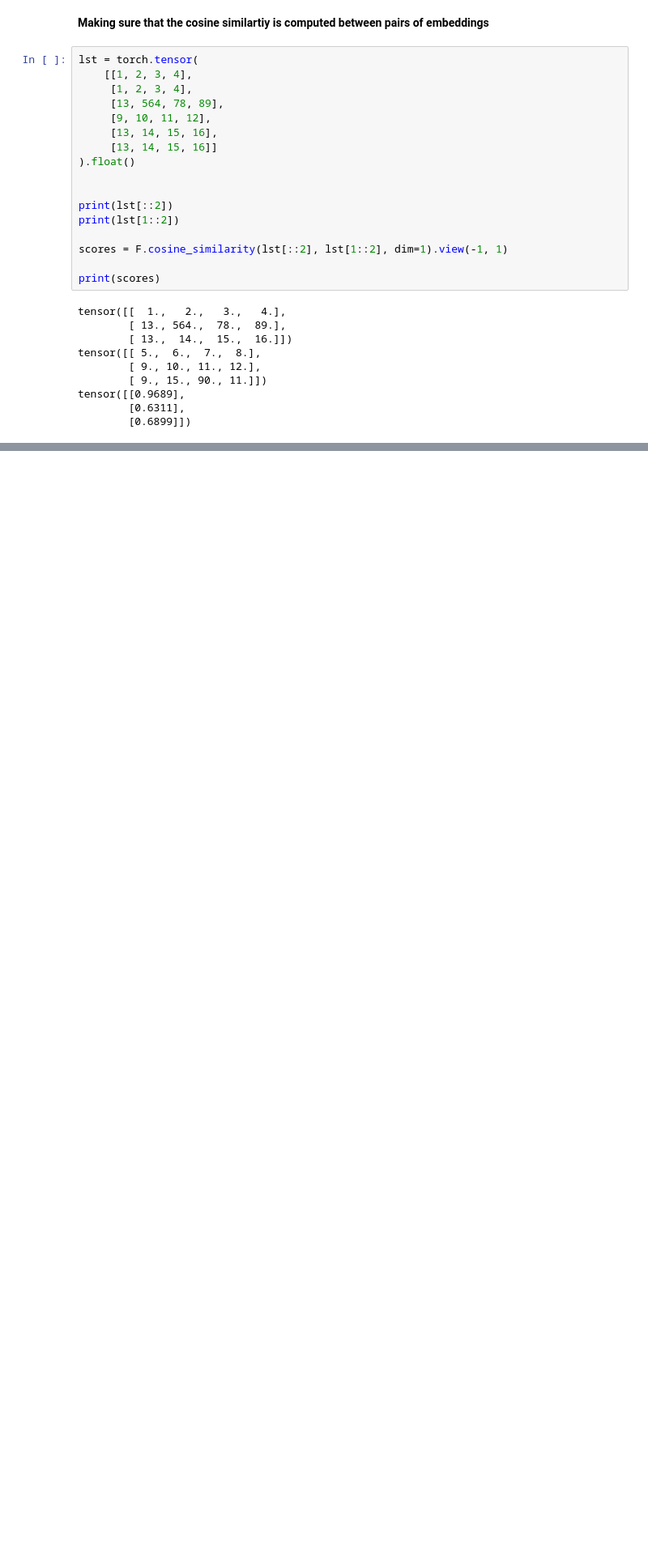
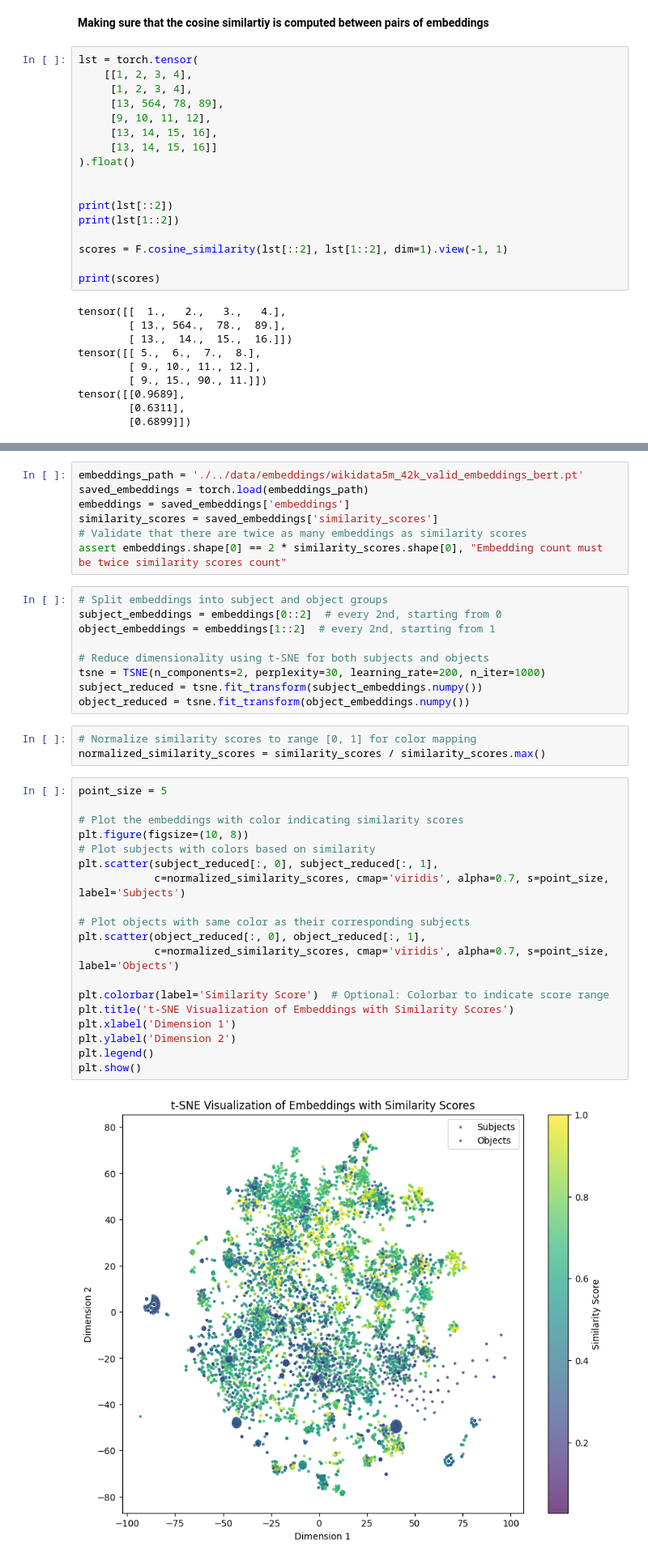
Before and after one commit to gmunda97/factual-probe, a Jupyter notebook: jupyter_notebooks/linear_tranformation.ipynb, the cells around one changed output, grey strips where cells are left out. Shown: that part at 81% size. Saved outputs shown, nothing was run; the diff lists cells and outputs as text; blank space fills up the shorter version.

```diff
--- a/jupyter_notebooks/linear_tranformation.ipynb
+++ b/jupyter_notebooks/linear_tranformation.ipynb
@@ -576,0 +583,40 @@ tensor([[0.9689],
+# %%
+embeddings_path = './../data/embeddings/wikidata5m_42k_valid_embeddings_bert.pt'
+saved_embeddings = torch.load(embeddings_path)
+embeddings = saved_embeddings['embeddings']
+similarity_scores = saved_embeddings['similarity_scores']
+# Validate that there are twice as many embeddings as similarity scores
+assert embeddings.shape[0] == 2 * similarity_scores.shape[0], "Embedding count must be twice similarity scores count"
+# %%
+# Split embeddings into subject and object groups
+subject_embeddings = embeddings[0::2]  # every 2nd, starting from 0
+object_embeddings = embeddings[1::2]  # every 2nd, starting from 1
+
+# Reduce dimensionality using t-SNE for both subjects and objects
+tsne = TSNE(n_components=2, perplexity=30, learning_rate=200, n_iter=1000)
+subject_reduced = tsne.fit_transform(subject_embeddings.numpy())
+object_reduced = tsne.fit_transform(object_embeddings.numpy())
+# %%
+# Normalize similarity scores to range [0, 1] for color mapping
+normalized_similarity_scores = similarity_scores / similarity_scores.max()
+# %%
+point_size = 5
+
+# Plot the embeddings with color indicating similarity scores
+plt.figure(figsize=(10, 8))
+# Plot subjects with colors based on similarity
+plt.scatter(subject_reduced[:, 0], subject_reduced[:, 1],
+            c=normalized_similarity_scores, cmap='viridis', alpha=0.7, s=point_size, label='Subjects')
+
+# Plot objects with same color as their corresponding subjects
+plt.scatter(object_reduced[:, 0], object_reduced[:, 1],
+            c=normalized_similarity_scores, cmap='viridis', alpha=0.7, s=point_size, label='Objects')
+
+plt.colorbar(label='Similarity Score')  # Optional: Colorbar to indicate score range
+plt.title('t-SNE Visualization of Embeddings with Similarity Scores')
+plt.xlabel('Dimension 1')
+plt.ylabel('Dimension 2')
+plt.legend()
+plt.show()
+# %% [output]
+[figure, added]
```
Also changed, not shown: parts of 8 cells of this notebook, 19 other files.
